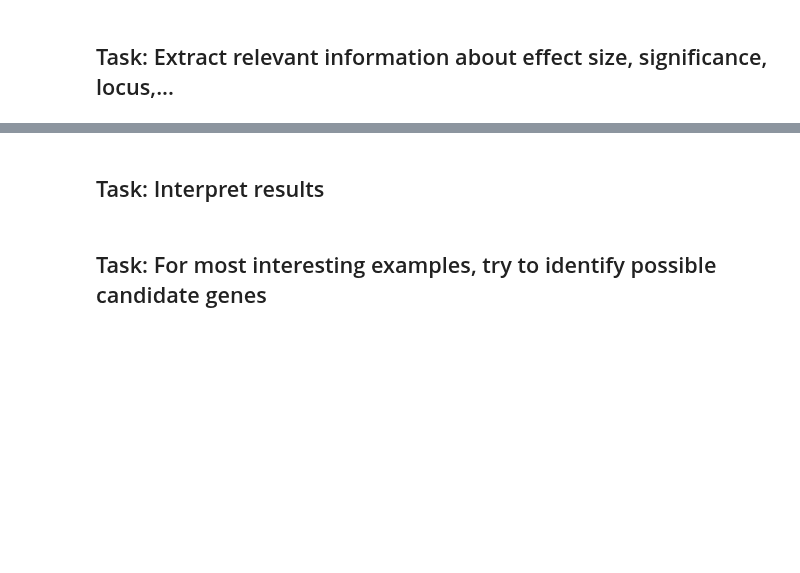
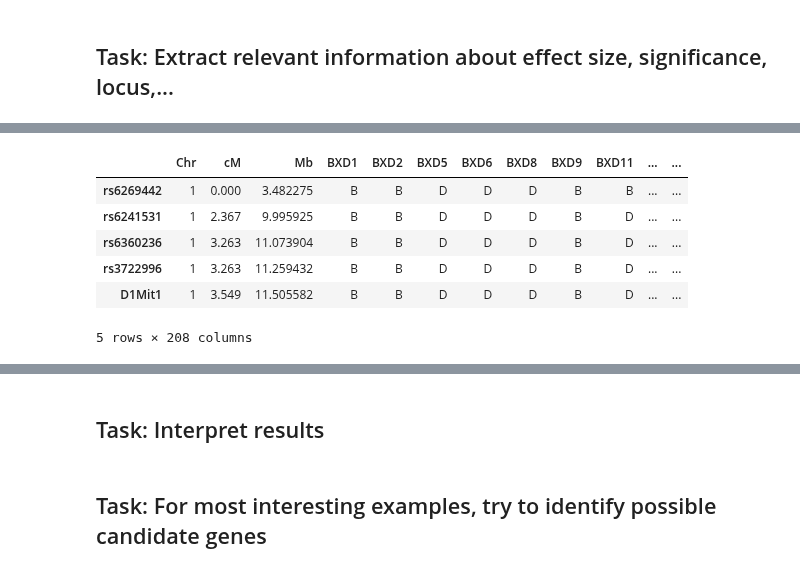
Before and after one commit to TrisKast/DataScience-Bioinformatics, a Jupyter notebook: notebooks/Day34_GWAS.ipynb, the cells around one changed output, grey strips where cells are left out. Cells and saved outputs as stored; diff of their text form; code cells hidden in the pictures; blank space fills up the shorter version.

```diff
--- a/notebooks/Day34_GWAS.ipynb
+++ b/notebooks/Day34_GWAS.ipynb
@@ -685,0 +712,11 @@ info.head()
+# %%
+pd_merged = pd.merge(genotype, info, left_index=True, right_index=True)
+pd_merged.head()
+# %% [output]
+|  | Chr | cM | Mb | BXD1 | BXD2 | BXD5 | BXD6 | BXD8 | BXD9 | BXD11 | ... | ... |
+| rs6269442 | 1 | 0.000 | 3.482275 | B | B | D | D | D | B | B | ... | ... |
+| rs6241531 | 1 | 2.367 | 9.995925 | B | B | D | D | D | B | D | ... | ... |
+| rs6360236 | 1 | 3.263 | 11.073904 | B | B | D | D | D | B | D | ... | ... |
+| rs3722996 | 1 | 3.263 | 11.259432 | B | B | D | D | D | B | D | ... | ... |
+| D1Mit1 | 1 | 3.549 | 11.505582 | B | B | D | D | D | B | D | ... | ... |
+5 rows × 208 columns
```
Also changed, not shown: parts of 10 cells of this notebook.
